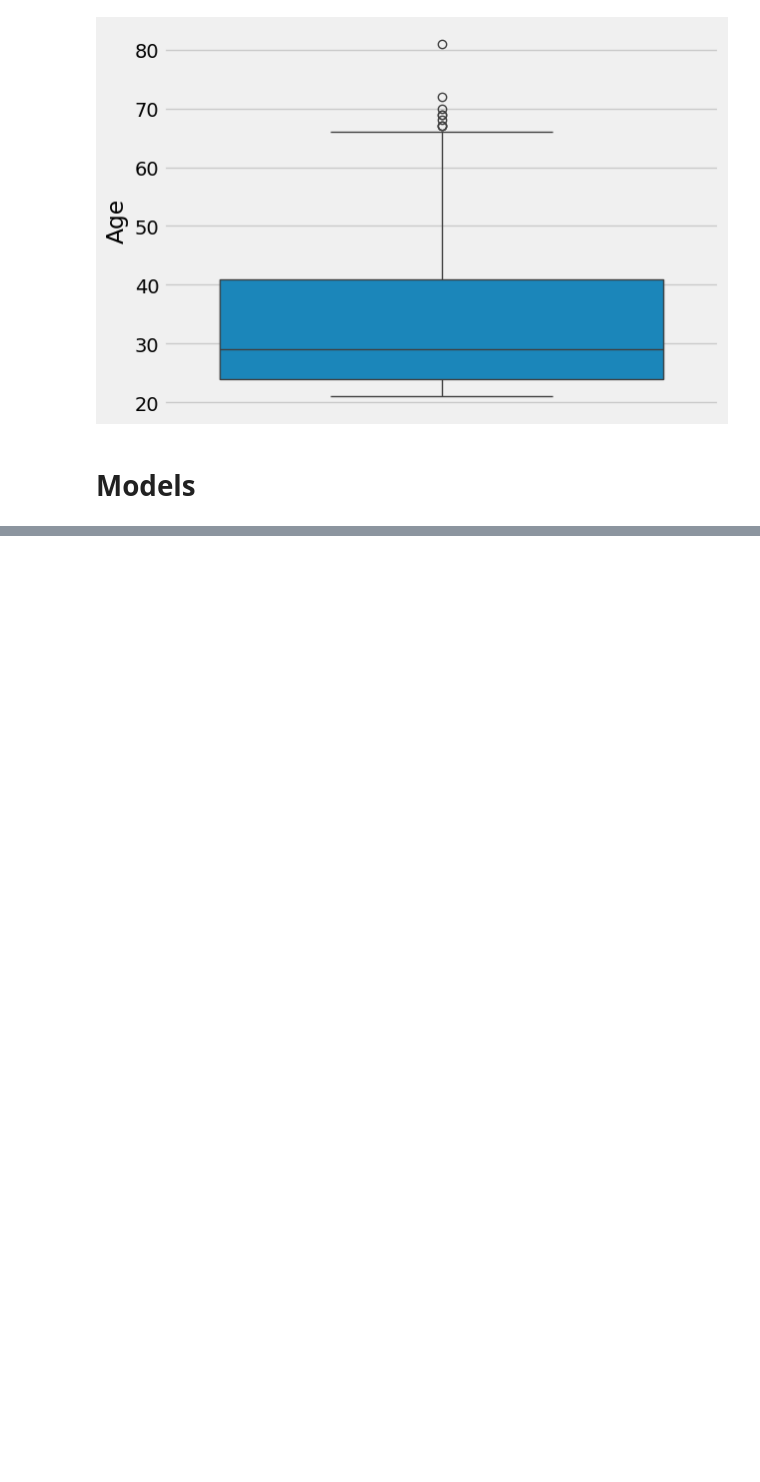
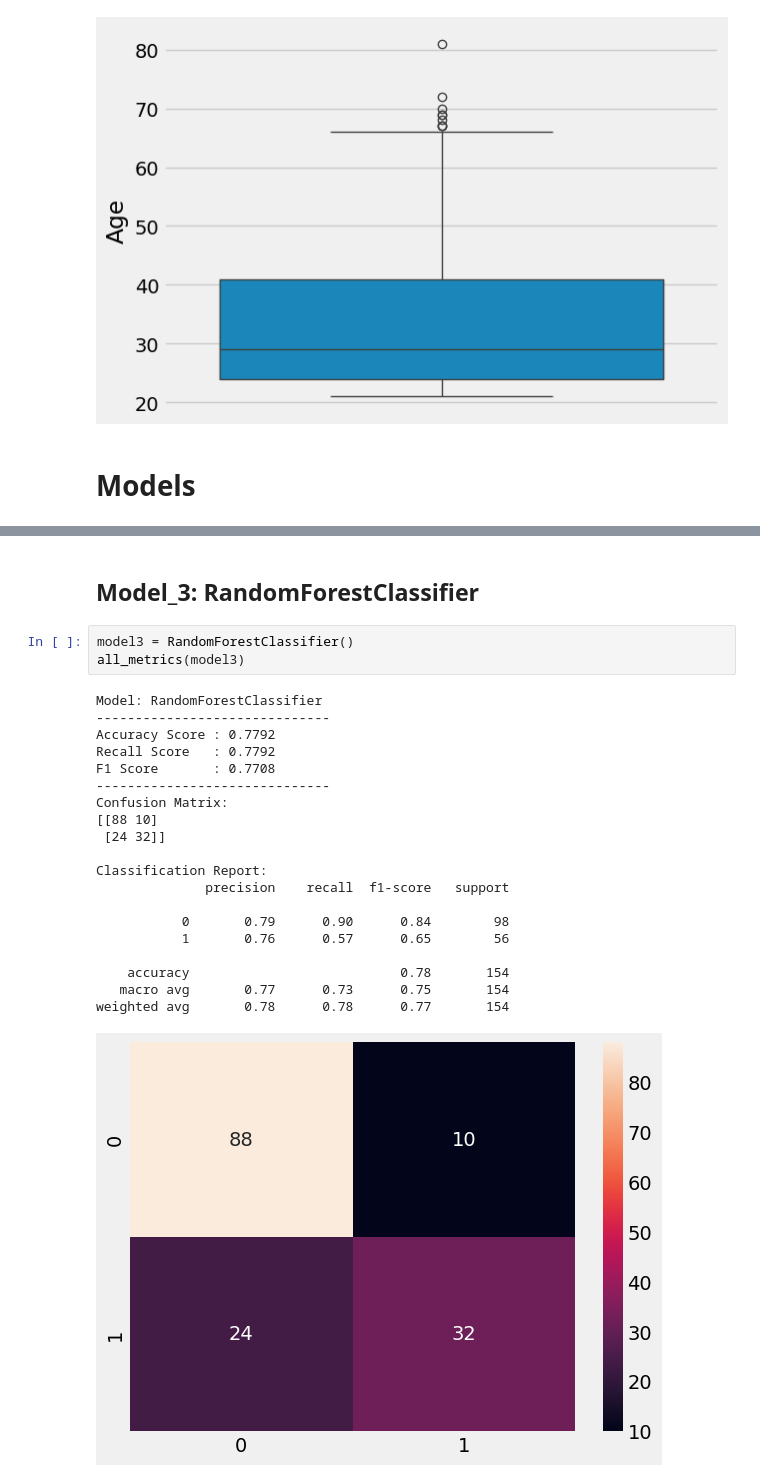
Before and after one commit to Dima-BR/machine-learning-projects, a Jupyter notebook: Diabetes_Predection.ipynb, the cells around one changed output, grey strips where cells are left out. Cells and saved outputs as stored; diff of their text form; blank space fills up the shorter version.

```diff
--- a/Diabetes_Predection.ipynb
+++ b/Diabetes_Predection.ipynb
@@ -164,0 +255,26 @@ sns.boxplot(df.Age)
+# %% [markdown]
+## Model_3: **RandomForestClassifier**
+# %%
+model3 = RandomForestClassifier()
+all_metrics(model3)
+# %% [output]
+Model: RandomForestClassifier
+------------------------------
+Accuracy Score : 0.7792
+Recall Score   : 0.7792
+F1 Score       : 0.7708
+------------------------------
+Confusion Matrix:
+[[88 10]
+ [24 32]]
+
+Classification Report:
+              precision    recall  f1-score   support
+
+           0       0.79      0.90      0.84        98
+           1       0.76      0.57      0.65        56
+
+    accuracy                           0.78       154
+   macro avg       0.77      0.73      0.75       154
+weighted avg       0.78      0.78      0.77       154
+[figure, added]
```
Also changed, not shown: parts of 12 cells of this notebook.
